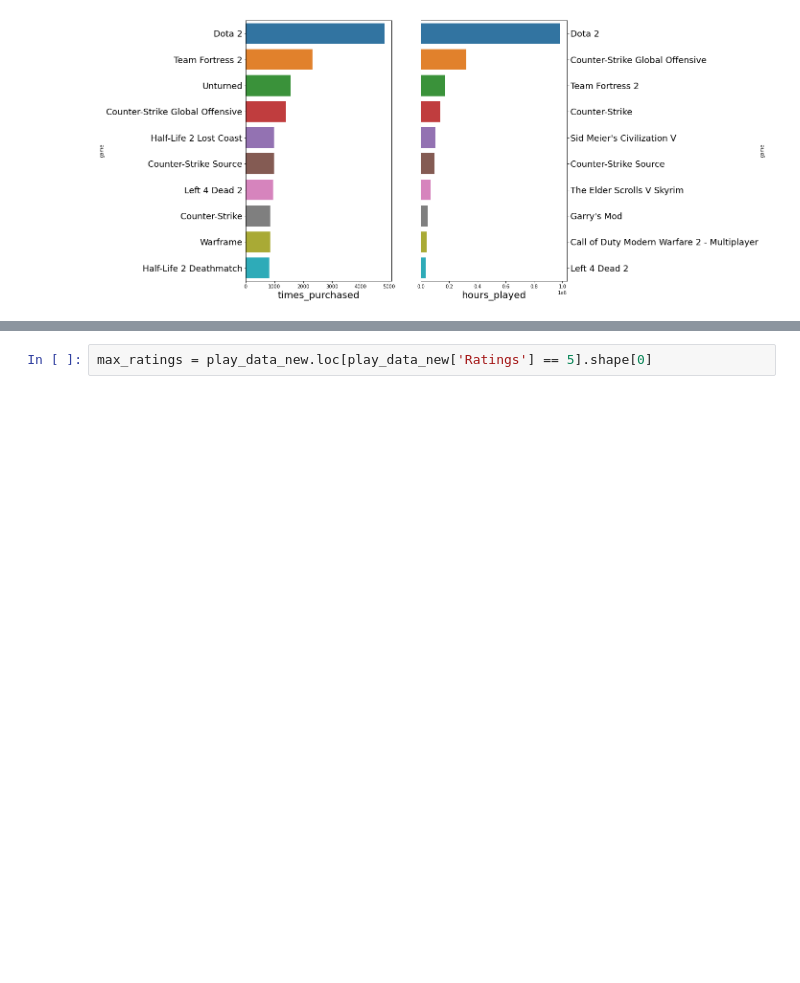
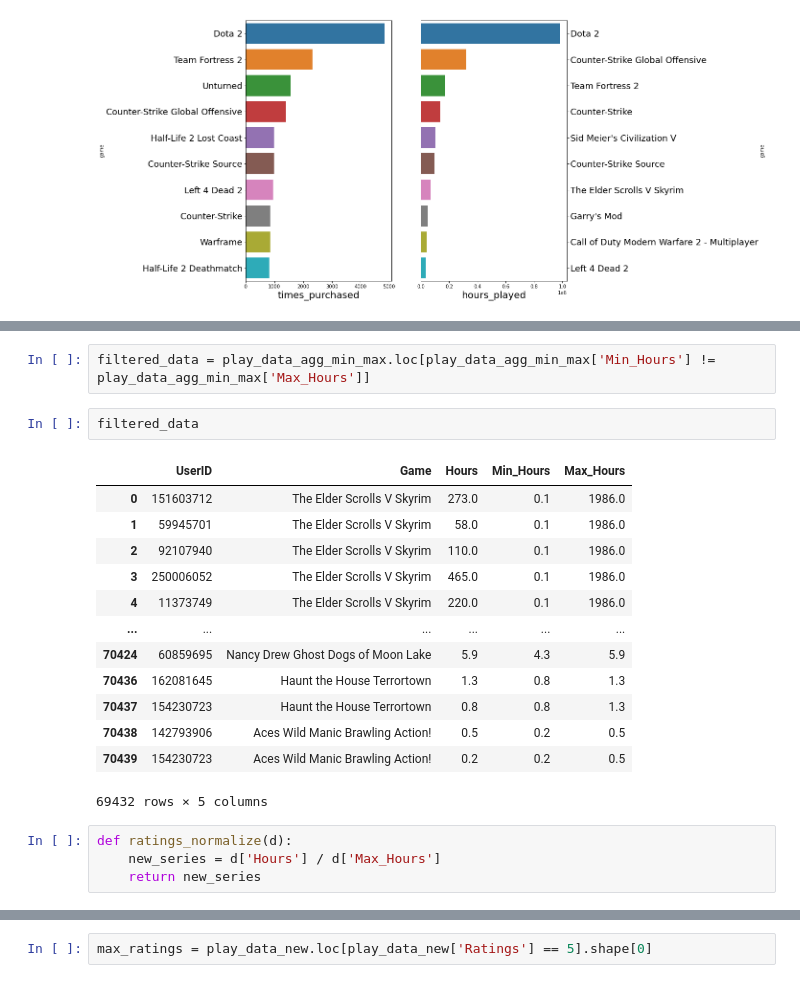
Before and after one commit to pyamin1878/Steam-Games-Rec-System, a Jupyter notebook: pat_notebook.ipynb, the cells around one changed output, grey strips where cells are left out. Saved outputs shown, nothing was run; the diff lists cells and outputs as text; blank space fills up the shorter version.

```diff
--- a/pat_notebook.ipynb
+++ b/pat_notebook.ipynb
@@ -159,0 +146,22 @@ play_data_new.tail(25)
+# %%
+filtered_data = play_data_agg_min_max.loc[play_data_agg_min_max['Min_Hours'] != play_data_agg_min_max['Max_Hours']]
+# %%
+filtered_data
+# %% [output]
+|  | UserID | Game | Hours | Min_Hours | Max_Hours |
+| 0 | 151603712 | The Elder Scrolls V Skyrim | 273.0 | 0.1 | 1986.0 |
+| 1 | 59945701 | The Elder Scrolls V Skyrim | 58.0 | 0.1 | 1986.0 |
+| 2 | 92107940 | The Elder Scrolls V Skyrim | 110.0 | 0.1 | 1986.0 |
+| 3 | 250006052 | The Elder Scrolls V Skyrim | 465.0 | 0.1 | 1986.0 |
+| 4 | 11373749 | The Elder Scrolls V Skyrim | 220.0 | 0.1 | 1986.0 |
+| ... | ... | ... | ... | ... | ... |
+| 70424 | 60859695 | Nancy Drew Ghost Dogs of Moon Lake | 5.9 | 4.3 | 5.9 |
+| 70436 | 162081645 | Haunt the House Terrortown | 1.3 | 0.8 | 1.3 |
+| 70437 | 154230723 | Haunt the House Terrortown | 0.8 | 0.8 | 1.3 |
+| 70438 | 142793906 | Aces Wild Manic Brawling Action! | 0.5 | 0.2 | 0.5 |
+| 70439 | 154230723 | Aces Wild Manic Brawling Action! | 0.2 | 0.2 | 0.5 |
+69432 rows × 5 columns
+# %%
+def ratings_normalize(d):
+    new_series = d['Hours'] / d['Max_Hours']
+    return new_series
```
Also changed, not shown: parts of 26 cells of this notebook.
